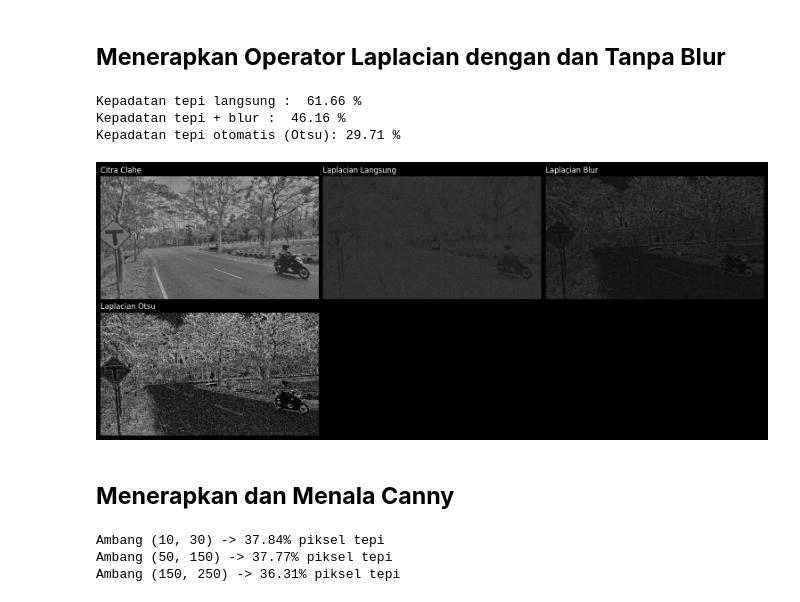
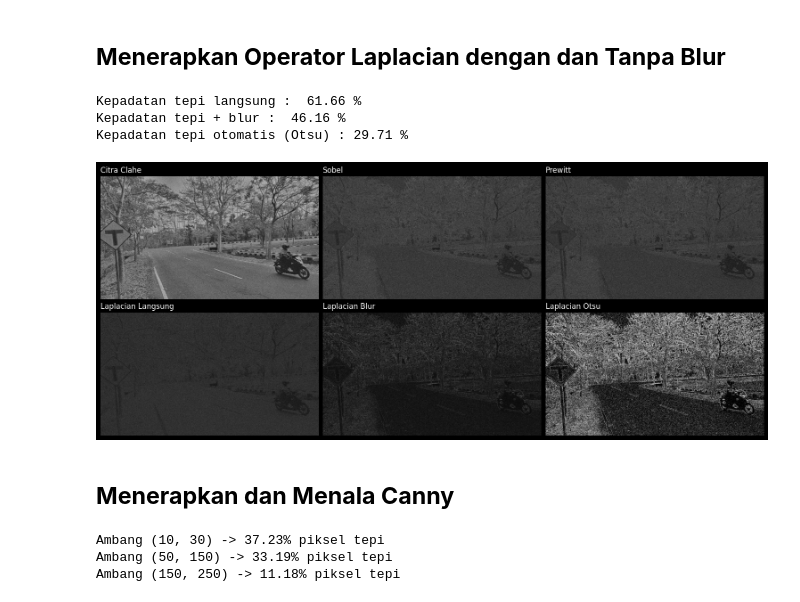
Before and after one commit to TurnNull/cv-kota_cerdas, a Jupyter notebook: main.ipynb, the cells around one changed output. Drawn from its saved outputs; the diff is of its cells as text; code cells hidden in the pictures.

```diff
--- a/main.ipynb
+++ b/main.ipynb
@@ -65,63 +65,73 @@ lap_langsung_u8 = cv2.normalize(np.abs(lap_langsung), None, 0, 255, cv2.NORM_MIN
 blur = cv2.GaussianBlur(img_clahe, (11, 11), 0)
 lap_blur = cv2.Laplacian(blur, cv2.CV_64F, ksize=3)
 lap_blur_u8 = cv2.normalize(np.abs(lap_blur), None, 0, 255, cv2.NORM_MINMAX).astype(np.uint8)
+
+# Penambahan filter Otsu (Biner)
 _, thresholded_edge = cv2.threshold(lap_blur_u8, 0, 255, cv2.THRESH_BINARY + cv2.THRESH_OTSU)
 
-
-cv2.imwrite('img/hasil_simpang_laplacian_langsung.jpg', lap_langsung_u8)
-cv2.imwrite('img/hasil_simpang_laplacian_blur.jpg', lap_blur_u8)
-
-cv2.imwrite('img/hasil_simpang_otsu_thres.jpg', thresholded_edge)
+cv2.imwrite('img/hasil_simpang_laplacian_otsu.jpg', thresholded_edge)
 
 Kepadatan = (np.sum(thresholded_edge == 255) / thresholded_edge.size) * 100
 
 print('Kepadatan tepi langsung : ', kepadatan_tepi(lap_langsung_u8, 30), '%')
 print('Kepadatan tepi + blur : ', kepadatan_tepi(lap_blur_u8, 30), '%')
-print(f'Kepadatan tepi otomatis (Otsu): {Kepadatan:.2f} %')
+print(f'Kepadatan tepi otomatis (Otsu) : {Kepadatan:.2f} %')
 # %% [output]
 Kepadatan tepi langsung :  61.66 %
 Kepadatan tepi + blur :  46.16 %
-Kepadatan tepi otomatis (Otsu): 29.71 %
+Kepadatan tepi otomatis (Otsu) : 29.71 %
 # %%
 plt.figure(figsize=(16, 14), facecolor='black')
 
 plt.subplot(1, 3, 1)
 plt.imshow(img_clahe, cmap='gray')
 plt.axis('off')
 plt.title("Citra Clahe", color='white', loc='left')
 
 plt.subplot(1, 3, 2)
+plt.imshow(sobel_u8, cmap='gray')
+plt.axis('off')
+plt.title("Sobel", color='white', loc='left')
+
+plt.subplot(1, 3, 3)
+plt.imshow(prewitt_u8, cmap='gray')
+plt.axis('off')
+plt.title("Prewitt", color='white', loc='left')
+
+plt.subplot(2, 3, 4)
 plt.imshow(lap_langsung_u8, cmap='gray')
 plt.axis('off')
 plt.title("Laplacian Langsung", color='white', loc='left')
 
-plt.subplot(1, 3, 3)
+plt.subplot(2, 3, 5)
 plt.imshow(lap_blur_u8, cmap='gray')
 plt.axis('off')
 plt.title("Laplacian Blur", color='white', loc='left')
 
-plt.subplot(2, 3, 4)
+plt.subplot(2, 3, 6)
 plt.imshow(thresholded_edge, cmap='gray')
 plt.axis('off')
 plt.title("Laplacian Otsu", color='white', loc='left')
 
 plt.subplots_adjust(wspace=0.02, left=0.02, right=0.95, top=0.9, bottom=0.1)
 # %% [output]
-[figure, old version]
+[figure, new version]
 # %% [markdown]
 ## **Menerapkan dan Menala Canny**
 # %%
 def kepadatan_biner(citra):
     return round(float((citra > 0).sum()) / citra.size * 100, 2)
 
+blur = cv2.bilateralFilter(img_clahe, 9, 60, 60) # Filter Bilateral
+
 for bawah, atas in [(10, 30), (50, 150), (150, 250)]:
-    tepi = cv2.Canny(img_clahe, bawah, atas)
+    tepi = cv2.Canny(blur, bawah, atas)
     cv2.imwrite(f'img/hasil_simpang_canny_{bawah}_{atas}.jpg', tepi)
     print(f'Ambang ({bawah}, {atas}) -> {kepadatan_biner(tepi)}% piksel tepi')
 # %% [output]
-Ambang (10, 30) -> 37.84% piksel tepi
-Ambang (50, 150) -> 37.77% piksel tepi
-Ambang (150, 250) -> 36.31% piksel tepi
+Ambang (10, 30) -> 37.23% piksel tepi
+Ambang (50, 150) -> 33.19% piksel tepi
+Ambang (150, 250) -> 11.18% piksel tepi
 # %%
 plt.figure(figsize=(16, 8), facecolor='black')
 
```
Also changed, not shown: parts of 1 cell of this notebook.
